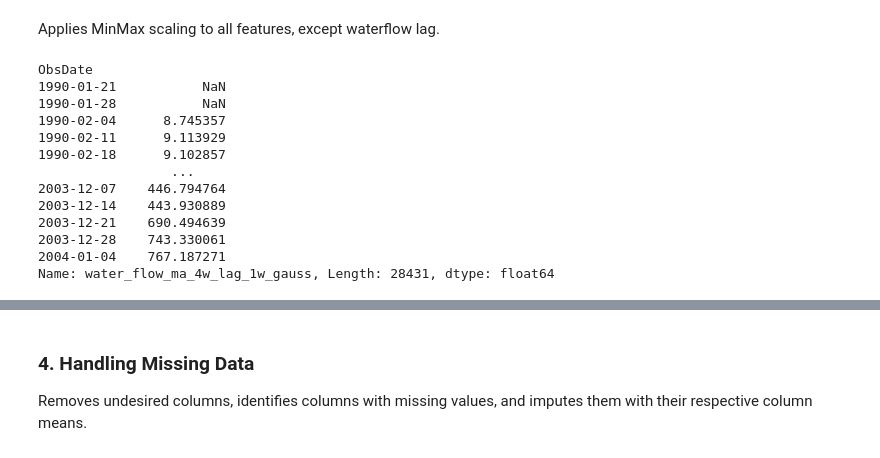
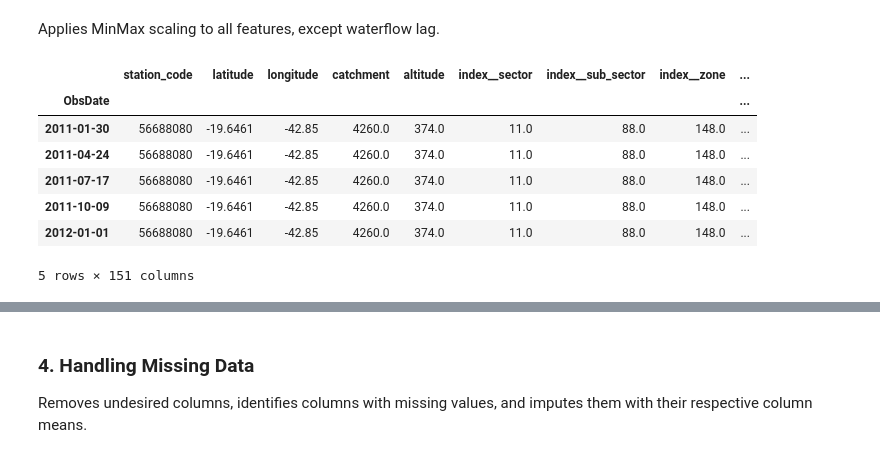
Before and after one commit to lucas066001/WaterScarcity.Hackathon, a Jupyter notebook: src/notebooks/00 Preprocessing/02.3 - Merged Feature Engineering.ipynb, the cells around one changed output, grey strips where cells are left out. Cells and saved outputs as stored; diff of their text form; code cells hidden in the pictures.

```diff
--- a/src/notebooks/00 Preprocessing/02.3 - Merged Feature Engineering.ipynb
+++ b/src/notebooks/00 Preprocessing/02.3 - Merged Feature Engineering.ipynb
@@ -36,6 +36,7 @@ Defines constants :
 # %%
 INPUT_DIR = "../../../data/input/"
 EVAL_DIR = "../../../data/evaluation/"
+EVAL_CHALLENGE_DIR = "../../../data/evaluation_mini/"
 USE_CUSTOM_PREPROCESS = True
 DATASET_TRANSFORMS = [
     "rm_gnv_st",
@@ -65,7 +66,7 @@ SELECTED_MOBILE_AVERAGE = [
     # "water_flow_ma_2w_lag_1w_gauss"
 ]
 
-datasets = {"train": INPUT_DIR, "eval": EVAL_DIR}
+datasets = {"train": INPUT_DIR, "eval": EVAL_DIR, "eval_challenge": EVAL_CHALLENGE_DIR}
 # %% [markdown]
 ### 2. Data Loading and Initial Cleaning
 
@@ -182,22 +196,17 @@ if "scl_feat" in DATASET_TRANSFORMS:
     dataset_baseline["train"].drop(columns=["origin"], inplace=True)
 # %% [markdown]
 Applies MinMax scaling to all features, except waterflow lag.
-# %%
-dataset_baseline["train"]["water_flow_ma_4w_lag_1w_gauss"]
-# %% [output]
-ObsDate
-1990-01-21           NaN
-1990-01-28           NaN
-1990-02-04      8.745357
-1990-02-11      9.113929
-1990-02-18      9.102857
-                 ...
-2003-12-07    446.794764
-2003-12-14    443.930889
-2003-12-21    690.494639
-2003-12-28    743.330061
-2004-01-04    767.187271
-Name: water_flow_ma_4w_lag_1w_gauss, Length: 28431, dtype: float64
+# %%
+dataset_baseline["eval_challenge"].head()
+# %% [output]
+|  | station_code | latitude | longitude | catchment | altitude | index__sector | index__sub_sector | index__zone | ... |
+| ObsDate |  |  |  |  |  |  |  |  | ... |
+| 2011-01-30 | 56688080 | -19.6461 | -42.85 | 4260.0 | 374.0 | 11.0 | 88.0 | 148.0 | ... |
+| 2011-04-24 | 56688080 | -19.6461 | -42.85 | 4260.0 | 374.0 | 11.0 | 88.0 | 148.0 | ... |
+| 2011-07-17 | 56688080 | -19.6461 | -42.85 | 4260.0 | 374.0 | 11.0 | 88.0 | 148.0 | ... |
+| 2011-10-09 | 56688080 | -19.6461 | -42.85 | 4260.0 | 374.0 | 11.0 | 88.0 | 148.0 | ... |
+| 2012-01-01 | 56688080 | -19.6461 | -42.85 | 4260.0 | 374.0 | 11.0 | 88.0 | 148.0 | ... |
+5 rows × 151 columns
 # %%
 if "scl_feat_wl" in DATASET_TRANSFORMS:
 
```
Also changed, not shown: parts of 14 cells of this notebook.
